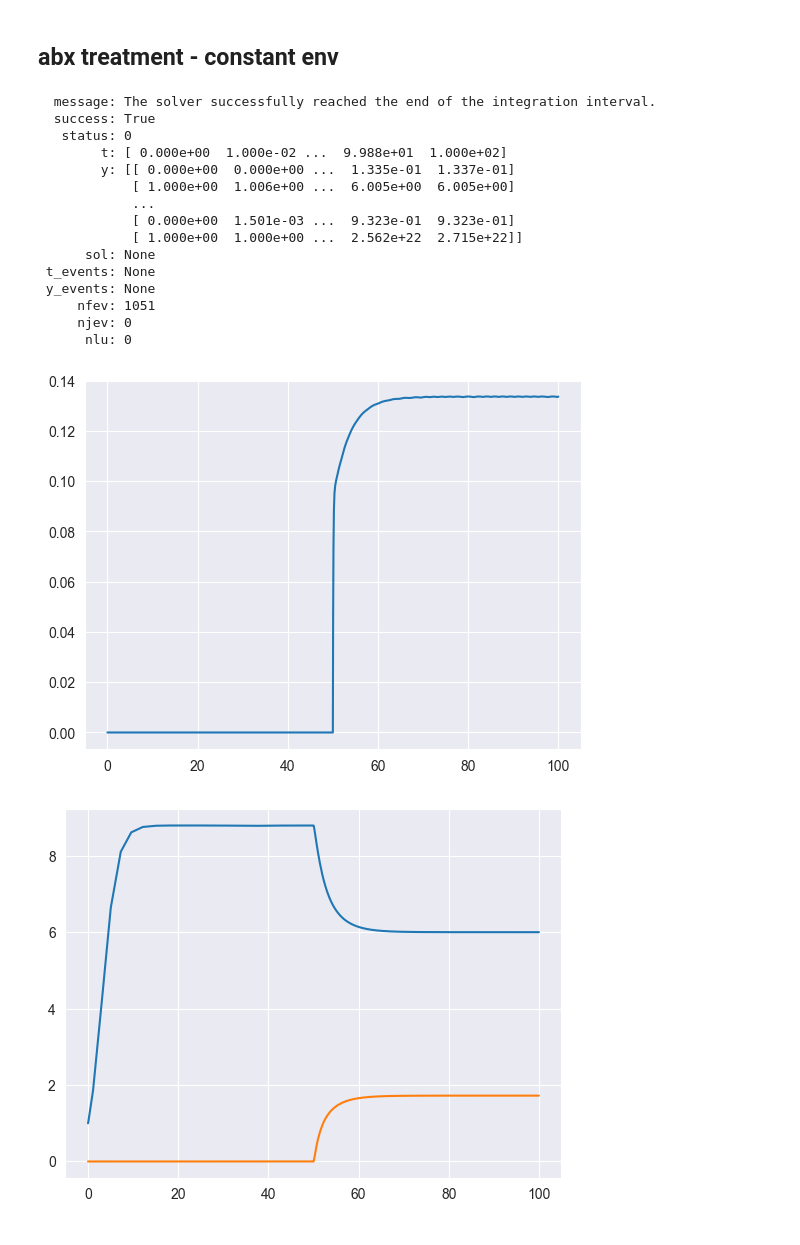
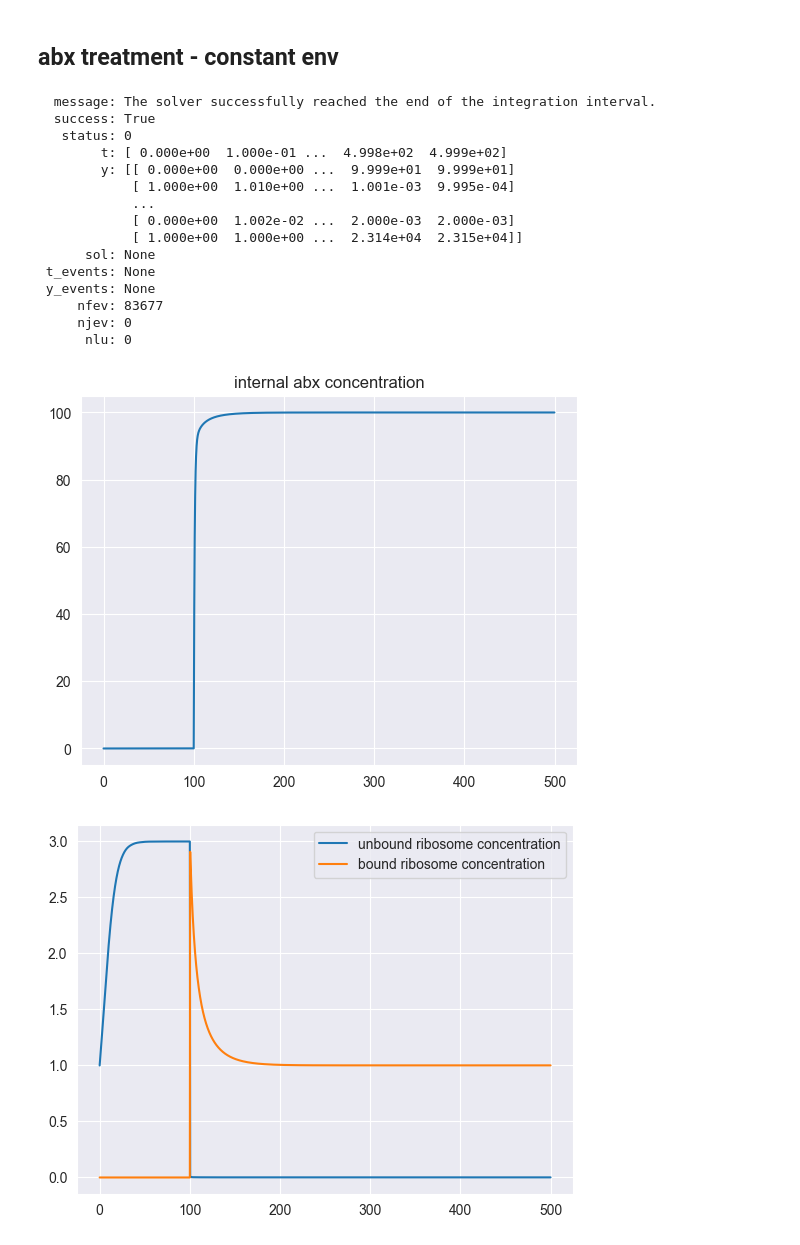
Before and after one commit to erezli/RiboTargettingAbx, a Jupyter notebook: simulations.ipynb, the cells around one changed output. Saved outputs shown, nothing was run; the diff lists cells and outputs as text; code cells hidden in the pictures.

```diff
--- a/simulations.ipynb
+++ b/simulations.ipynb
@@ -58,49 +63,55 @@ plt.show()
 # %% [markdown]
 ## abx treatment - constant env
 # %%
+time_step = 0.1
+admin_time = 10/time_step
 param = {"ribo_min": 0,
          "p_in": 1,
          "p_out": 1,
          "k_on": 1,
-         "k_off": 0,
-         "alpha": .6,
-         "beta": .15,
-         "gama": .5,
-         "abx_env": 1,
-         "t_start": 50,
+         "k_off": 0.1,
+         "alpha": 0.1,
+         "beta": 0.1,
+         "gama": 0.05,
+         "abx_env": 100,
+         "t_start": admin_time,
          "t_end": -1}
 my_sim = Cell(**param)
 # %%
 initial_conditions = [0, 1, 0, 0, 1] # internal antibiotics, unbound ribosomes, bound ribosomes, precursors, cell volume
-time_series = my_sim.cell_growth(initial_conditions, length=100, methods="RK45")
+length = 50/time_step
+t_eval = np.arange(0, length, time_step)
+time_series = my_sim.cell_growth(initial_conditions, length=length, methods="RK45", t_eval=t_eval)
 # %%
 print(time_series)
 # %% [output]
   message: The solver successfully reached the end of the integration interval.
   success: True
    status: 0
-        t: [ 0.000e+00  1.000e-02 ...  9.988e+01  1.000e+02]
-        y: [[ 0.000e+00  0.000e+00 ...  1.335e-01  1.337e-01]
-            [ 1.000e+00  1.006e+00 ...  6.005e+00  6.005e+00]
+        t: [ 0.000e+00  1.000e-01 ...  4.998e+02  4.999e+02]
+        y: [[ 0.000e+00  0.000e+00 ...  9.999e+01  9.999e+01]
+            [ 1.000e+00  1.010e+00 ...  1.001e-03  9.995e-04]
             ...
-            [ 0.000e+00  1.501e-03 ...  9.323e-01  9.323e-01]
-            [ 1.000e+00  1.000e+00 ...  2.562e+22  2.715e+22]]
+            [ 0.000e+00  1.002e-02 ...  2.000e-03  2.000e-03]
+            [ 1.000e+00  1.000e+00 ...  2.314e+04  2.315e+04]]
       sol: None
  t_events: None
  y_events: None
-     nfev: 1051
+     nfev: 83677
      njev: 0
       nlu: 0
 # %%
 plt.plot(time_series.t, time_series.y[0])
+plt.title("internal abx concentration")
 plt.show()
 # %% [output]
-[figure, old version]
+[figure, new version]
 # %%
-plt.plot(time_series.t, time_series.y[1])
-plt.plot(time_series.t, time_series.y[2])
+plt.plot(time_series.t, time_series.y[1], label="unbound ribosome concentration")
+plt.plot(time_series.t, time_series.y[2], label="bound ribosome concentration")
+plt.legend()
 plt.show()
 # %% [output]
-[figure, old version]
+[figure, new version]
 # %%
 plt.plot(time_series.t, time_series.y[3])
```
Also changed, not shown: parts of 10 cells of this notebook, 1 other file.
